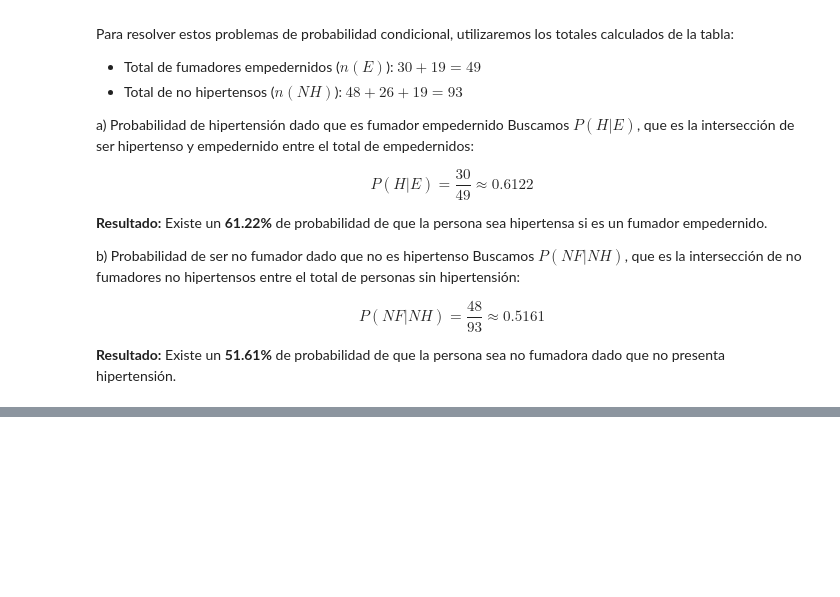
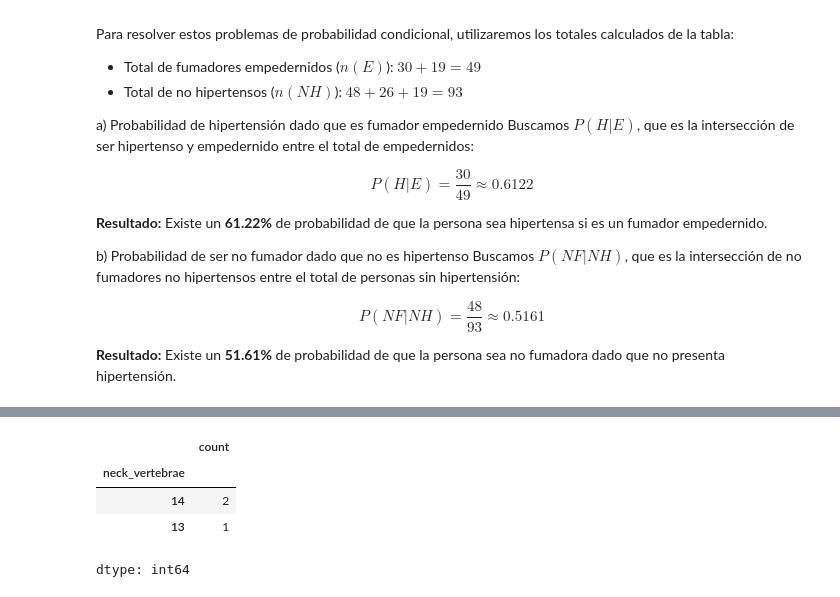
Before and after one commit to JAPV180370/mineria_datos, a Jupyter notebook: mineria_datos.ipynb, the cells around one changed output, grey strips where cells are left out. Saved outputs shown, nothing was run; the diff lists cells and outputs as text; code cells hidden in the pictures; blank space fills up the shorter version.

```diff
--- a/mineria_datos.ipynb
+++ b/mineria_datos.ipynb
@@ -1869,0 +1883,8 @@ $$P(NF | NH) = \frac{48}{93} \approx 0.5161$$
+# %%
+species['neck_vertebrae'].value_counts()
+# %% [output]
+|  | count |
+| neck_vertebrae |  |
+| 14 | 2 |
+| 13 | 1 |
+dtype: int64
```
Also changed, not shown: parts of 3 cells of this notebook.
